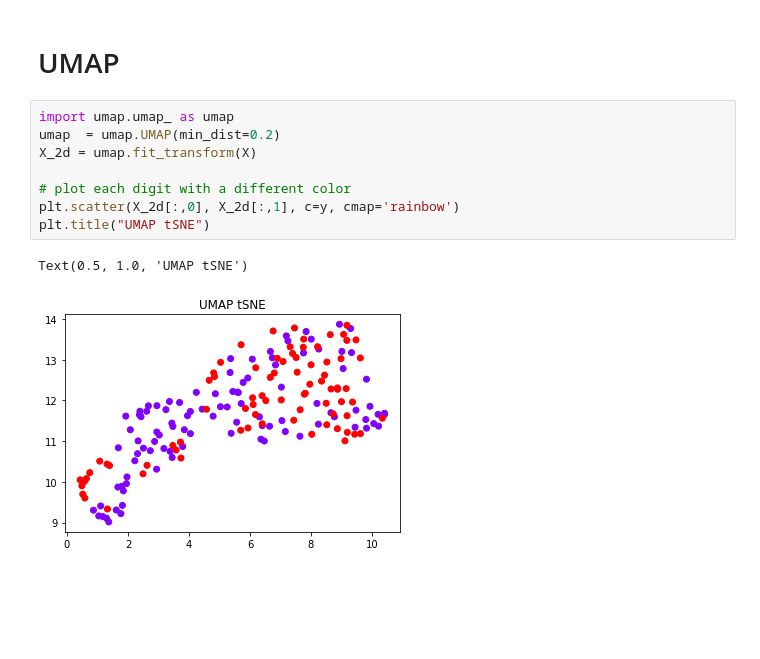
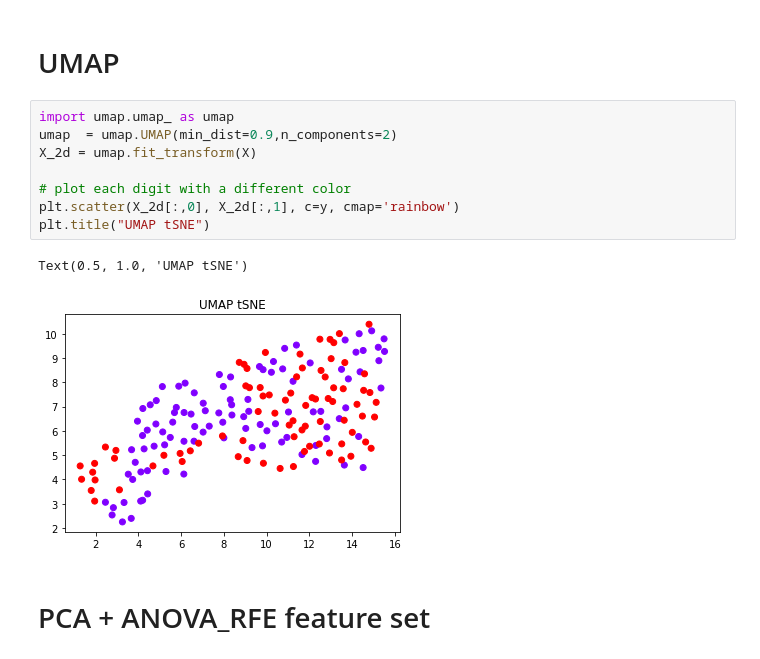
Before and after one commit to hammadkhann/ML-for-AI-and-DS, a Jupyter notebook: Case_study1/Feature_Engineering_Case_Study_1_Hammad.ipynb, the cells around one changed output. Saved outputs shown, nothing was run; the diff lists cells and outputs as text; blank space fills up the shorter version.

```diff
--- a/Case_study1/Feature_Engineering_Case_Study_1_Hammad.ipynb
+++ b/Case_study1/Feature_Engineering_Case_Study_1_Hammad.ipynb
@@ -423,12 +438,14 @@ Text(0.5, 1.0, 'EEG tSNE')
 # UMAP
 # %%
 import umap.umap_ as umap
-umap  = umap.UMAP(min_dist=0.2)
+umap  = umap.UMAP(min_dist=0.9,n_components=2)
 X_2d = umap.fit_transform(X)
 
 # plot each digit with a different color
 plt.scatter(X_2d[:,0], X_2d[:,1], c=y, cmap='rainbow')
 plt.title("UMAP tSNE")
 # %% [output]
 Text(0.5, 1.0, 'UMAP tSNE')
-[figure, old version]
+[figure, new version]
+# %% [markdown]
+# PCA + ANOVA_RFE feature set
```
Also changed, not shown: parts of 13 cells of this notebook.
